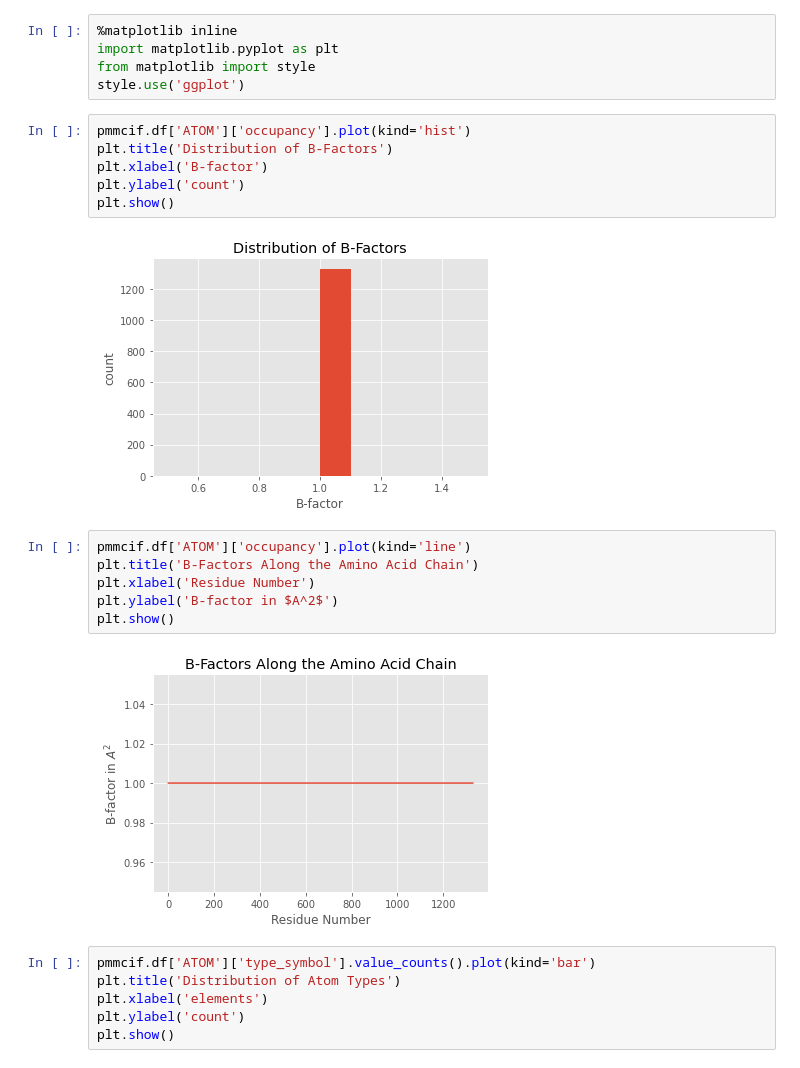
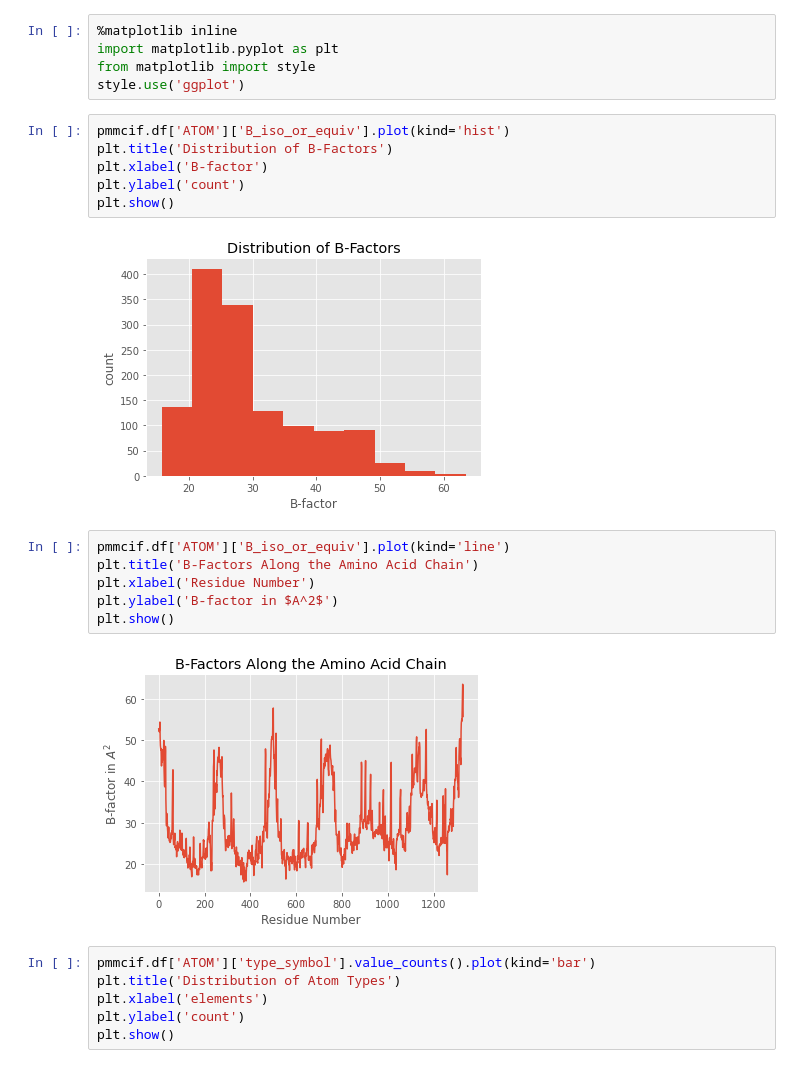
Before and after one commit to BioPandas/biopandas, a Jupyter notebook: docs/tutorials/Working_with_mmCIF_Structures_in_DataFrames.ipynb, the cells around one changed output. Saved outputs shown, nothing was run; the diff lists cells and outputs as text.

```diff
--- a/docs/tutorials/Working_with_mmCIF_Structures_in_DataFrames.ipynb
+++ b/docs/tutorials/Working_with_mmCIF_Structures_in_DataFrames.ipynb
@@ -286,21 +395,21 @@ import matplotlib.pyplot as plt
 from matplotlib import style
 style.use('ggplot')
 # %%
-pmmcif.df['ATOM']['occupancy'].plot(kind='hist')
+pmmcif.df['ATOM']['B_iso_or_equiv'].plot(kind='hist')
 plt.title('Distribution of B-Factors')
 plt.xlabel('B-factor')
 plt.ylabel('count')
 plt.show()
 # %% [output]
-[figure, old version]
+[figure, new version]
 # %%
-pmmcif.df['ATOM']['occupancy'].plot(kind='line')
+pmmcif.df['ATOM']['B_iso_or_equiv'].plot(kind='line')
 plt.title('B-Factors Along the Amino Acid Chain')
 plt.xlabel('Residue Number')
 plt.ylabel('B-factor in $A^2$')
 plt.show()
 # %% [output]
-[figure, old version]
+[figure, new version]
 # %%
 pmmcif.df['ATOM']['type_symbol'].value_counts().plot(kind='bar')
 plt.title('Distribution of Atom Types')
```
Also changed, not shown: parts of 10 cells of this notebook, 2 other files.
